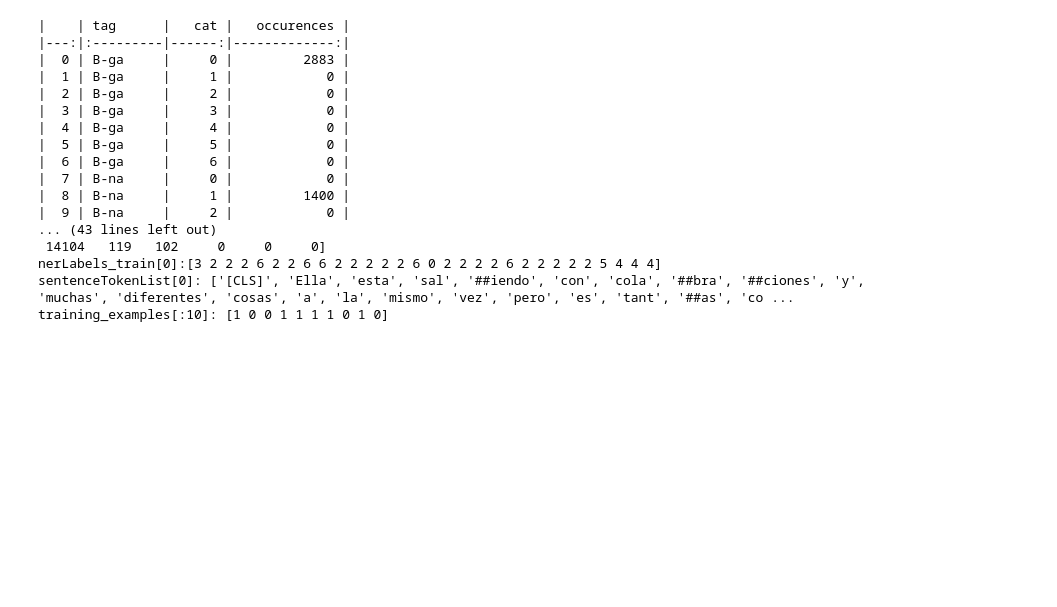
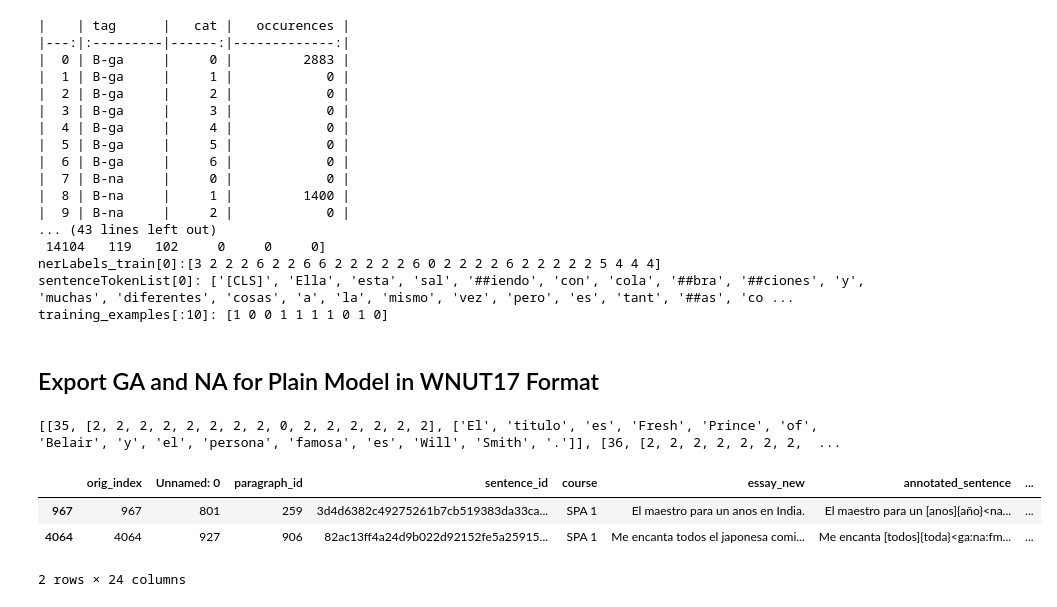
Before and after one commit to team-langbot/model_gec, a Jupyter notebook: gec_bert_data_prep.ipynb, the cells around one changed output. Saved outputs shown, nothing was run; the diff lists cells and outputs as text; code cells hidden in the pictures; blank space fills up the shorter version.

```diff
--- a/gec_bert_data_prep.ipynb
+++ b/gec_bert_data_prep.ipynb
@@ -1625,3 +1625,5 @@ training_examples[:10]: [1 0 0 1 1 1 1 0 1 0]
 # print(f'bertMasks({len(state["bertMasks"][2])}): {state["bertMasks"][2]}')
 # %%
 # state = analyze_generated(result)
+# %% [markdown]
+## Export GA and NA for Plain Model in WNUT17 Format
@@ -1627,0 +1672,11 @@ training_examples[:10]: [1 0 0 1 1 1 1 0 1 0]
+# %%
+export_wnut17(df_errors, args, verbosity=1)
+# %% [output]
+[[35, [2, 2, 2, 2, 2, 2, 2, 2, 0, 2, 2, 2, 2, 2, 2], ['El', 'titulo', 'es', 'Fresh', 'Prince', 'of', 'Belair', 'y', 'el', 'persona', 'famosa', 'es', 'Will', 'Smith', '.']], [36, [2, 2, 2, 2, 2, 2, 2,  ...
+# %%
+df_errors.sample(2)
+# %% [output]
+|  | orig_index | Unnamed: 0 | paragraph_id | sentence_id | course | essay_new | annotated_sentence | ... |
+| 967 | 967 | 801 | 259 | 3d4d6382c49275261b7cb519383da33ca... | SPA 1 | El maestro para un anos en India. | El maestro para un [anos]{año}<na... | ... |
+| 4064 | 4064 | 927 | 906 | 82ac13ff4a24d9b022d92152fe5a25915... | SPA 1 | Me encanta todos el japonesa comi... | Me encanta [todos]{toda}<ga:na:fm... | ... |
+2 rows × 24 columns
```
Also changed, not shown: parts of 1 cell of this notebook, 2 other files.
